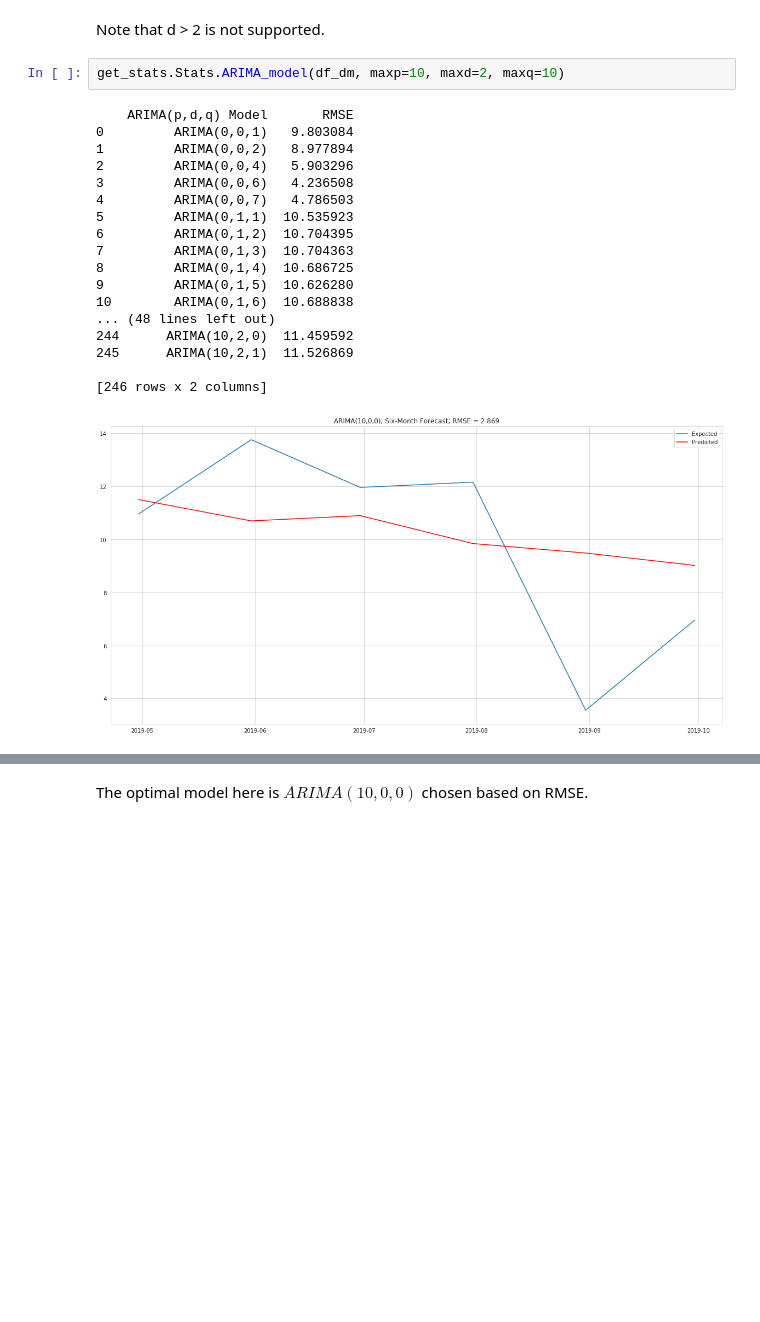
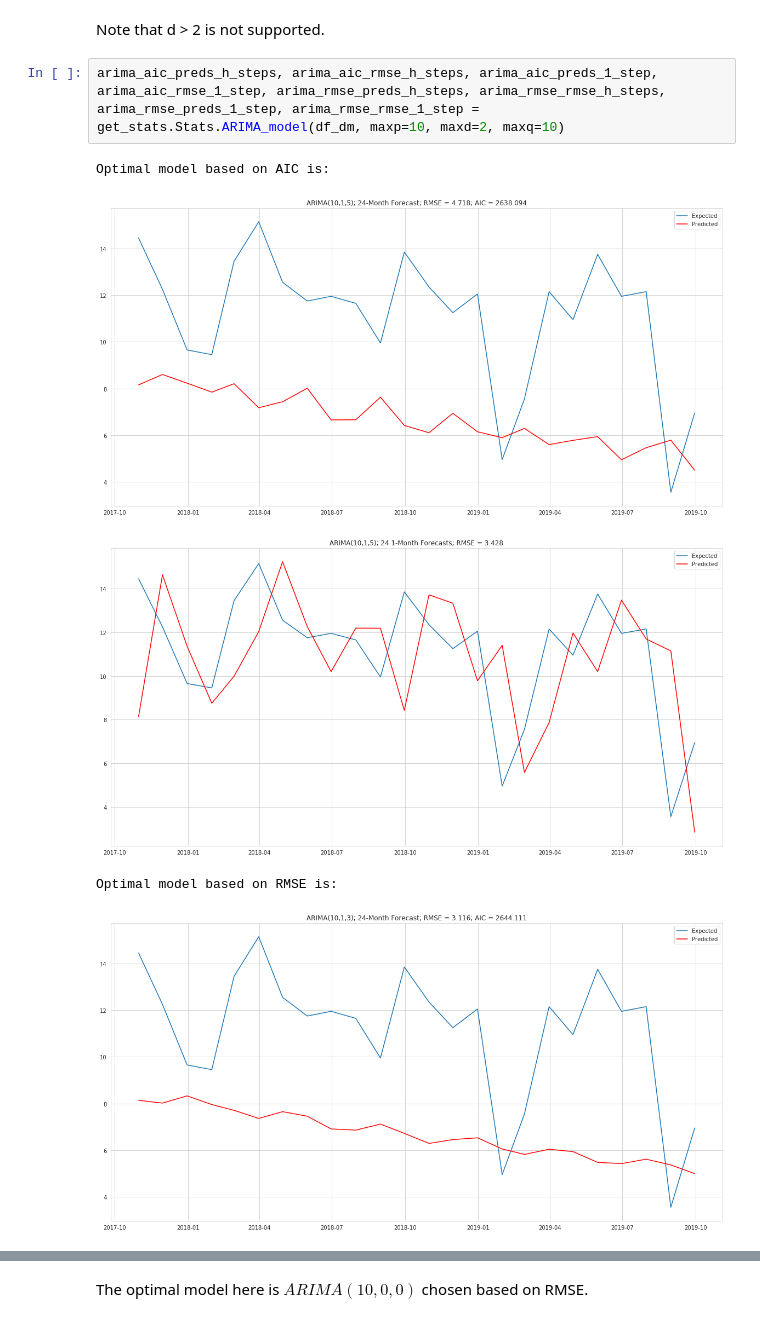
Before and after one commit to nt-ds/ckt-time-series-analysis, a Jupyter notebook: notebooks/Consumer Sentiment - Time Series Analysis.ipynb, the cells around one changed output, grey strips where cells are left out. Saved outputs shown, nothing was run; the diff lists cells and outputs as text; blank space fills up the shorter version.

Commit message:
Updated code and figures, not comments, to include 1-step predictors

```diff
--- a/notebooks/Consumer Sentiment - Time Series Analysis.ipynb
+++ b/notebooks/Consumer Sentiment - Time Series Analysis.ipynb
@@ -378,23 +315,10 @@ The optimal model here is $ARMA(10,2)$ chosen based on RMSE.
 # %% [markdown]
 Note that d > 2 is not supported.
 # %%
-get_stats.Stats.ARIMA_model(df_dm, maxp=10, maxd=2, maxq=10)
+arima_aic_preds_h_steps, arima_aic_rmse_h_steps, arima_aic_preds_1_step, arima_aic_rmse_1_step, arima_rmse_preds_h_steps, arima_rmse_rmse_h_steps, arima_rmse_preds_1_step, arima_rmse_rmse_1_step = get_stats.Stats.ARIMA_model(df_dm, maxp=10, maxd=2, maxq=10)
 # %% [output]
-    ARIMA(p,d,q) Model       RMSE
-0         ARIMA(0,0,1)   9.803084
-1         ARIMA(0,0,2)   8.977894
-2         ARIMA(0,0,4)   5.903296
-3         ARIMA(0,0,6)   4.236508
-4         ARIMA(0,0,7)   4.786503
-5         ARIMA(0,1,1)  10.535923
-6         ARIMA(0,1,2)  10.704395
-7         ARIMA(0,1,3)  10.704363
-8         ARIMA(0,1,4)  10.686725
-9         ARIMA(0,1,5)  10.626280
-10        ARIMA(0,1,6)  10.688838
-... (48 lines left out)
-244      ARIMA(10,2,0)  11.459592
-245      ARIMA(10,2,1)  11.526869
-
-[246 rows x 2 columns]
+Optimal model based on AIC is:
-[figure, old version]
+[figure, new version]
+[figure, added]
+Optimal model based on RMSE is:
+[figure, added]
```
Also changed, not shown: parts of 16 cells of this notebook.
